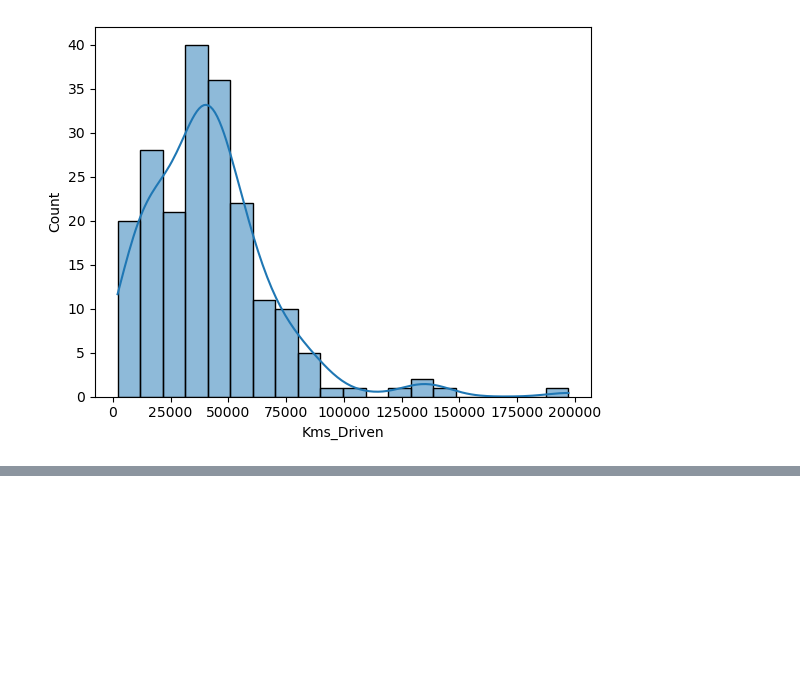
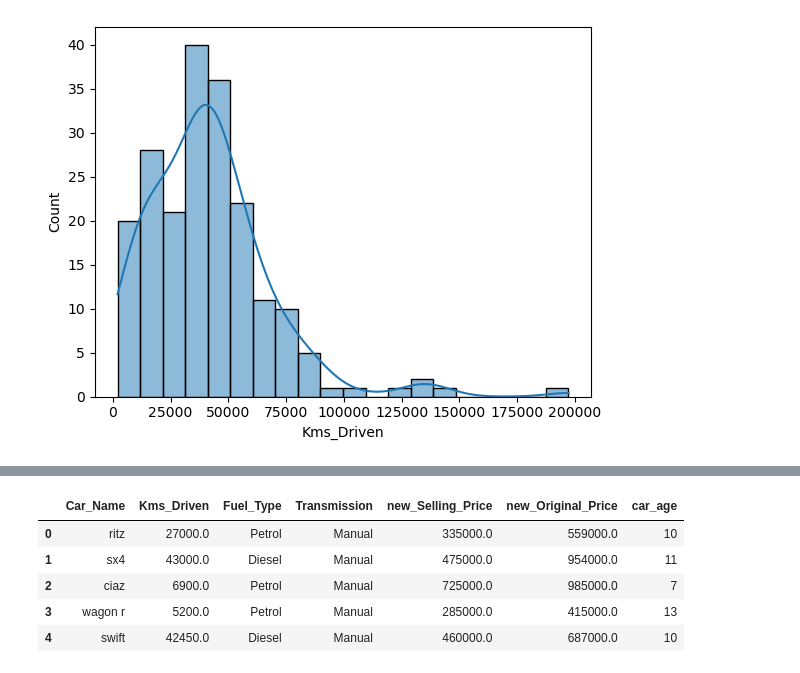
Before and after one commit to nilaykarade/pcce-workshop, a Jupyter notebook: 1 Car data analysis.ipynb, the cells around one changed output, grey strips where cells are left out. Saved outputs shown, nothing was run; the diff lists cells and outputs as text; code cells hidden in the pictures; blank space fills up the shorter version.

```diff
--- a/1 Car data analysis.ipynb
+++ b/1 Car data analysis.ipynb
@@ -244,0 +256,10 @@ sns.histplot(df['Kms_Driven'],bins=20,kde=True)
+# %%
+df.drop(['Owner'],axis=1,inplace=True)
+df.head()
+# %% [output]
+|  | Car_Name | Kms_Driven | Fuel_Type | Transmission | new_Selling_Price | new_Original_Price | car_age |
+| 0 | ritz | 27000.0 | Petrol | Manual | 335000.0 | 559000.0 | 10 |
+| 1 | sx4 | 43000.0 | Diesel | Manual | 475000.0 | 954000.0 | 11 |
+| 2 | ciaz | 6900.0 | Petrol | Manual | 725000.0 | 985000.0 | 7 |
+| 3 | wagon r | 5200.0 | Petrol | Manual | 285000.0 | 415000.0 | 13 |
+| 4 | swift | 42450.0 | Diesel | Manual | 460000.0 | 687000.0 | 10 |
```
Also changed, not shown: parts of 16 cells of this notebook, 1 other file.
